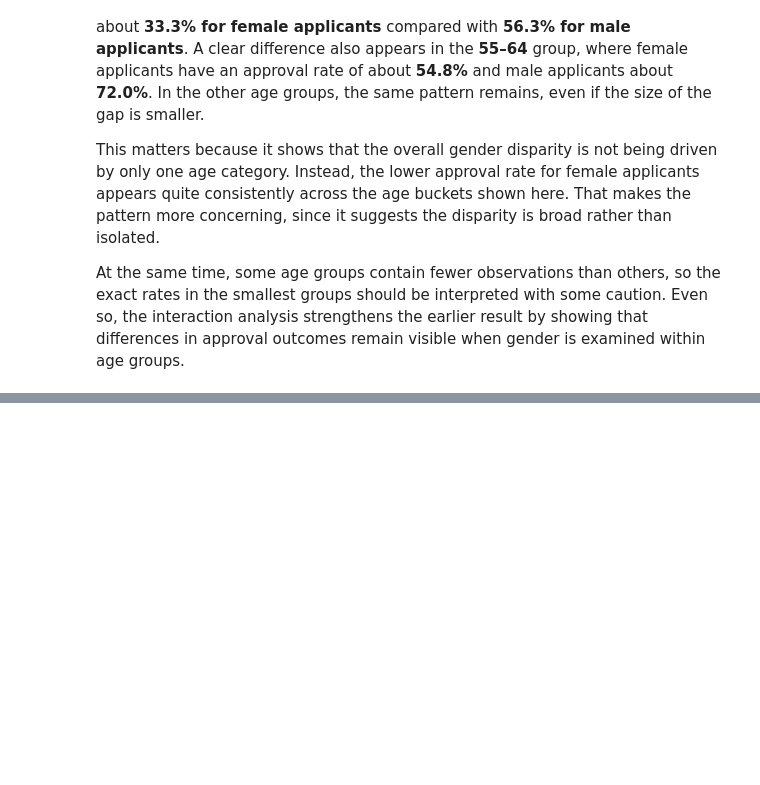
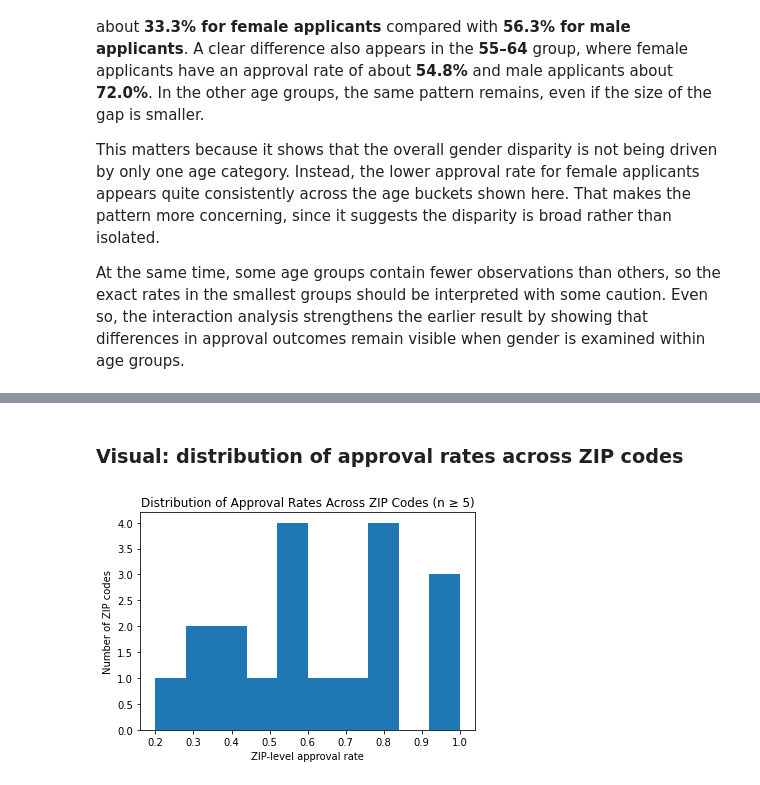
Before and after one commit to henrikpkr/dego-project-team4, a Jupyter notebook: notebooks/02-bias-analysis.ipynb, the cells around one changed output, grey strips where cells are left out. Drawn from its saved outputs; the diff is of its cells as text; code cells hidden in the pictures; blank space fills up the shorter version.

```diff
--- a/notebooks/02-bias-analysis.ipynb
+++ b/notebooks/02-bias-analysis.ipynb
@@ -459,0 +326,22 @@ plt.show()
+# %%
+df_zip = df_bias.dropna(subset=["applicant_info_zip_code", "decision_loan_approved"]).copy()
+
+zip_stats = (
+    df_zip
+    .groupby("applicant_info_zip_code")["decision_loan_approved"]
+    .agg(["count", "mean"])
+    .rename(columns={"mean": "approval_rate"})
+)
+
+MIN_N = 5
+zip_stats_filtered = zip_stats[zip_stats["count"] >= MIN_N].sort_values("approval_rate", ascending=False)
+
+print(f"Total ZIP codes with at least 1 application: {zip_stats.shape[0]}")
+print(f"ZIP codes with at least {MIN_N} applications: {zip_stats_filtered.shape[0]}")
+print()
+
+print("Highest approval rates among filtered ZIP codes:")
+display(zip_stats_filtered.head(10))
+
+print("Lowest approval rates among filtered ZIP codes:")
+display(zip_stats_filtered.tail(10))
@@ -459,0 +378,10 @@ plt.show()
+# %% [markdown]
+### Visual: distribution of approval rates across ZIP codes
+# %%
+ax = zip_stats_filtered["approval_rate"].plot(kind="hist", bins=10)
+ax.set_xlabel("ZIP-level approval rate")
+ax.set_ylabel("Number of ZIP codes")
+ax.set_title(f"Distribution of Approval Rates Across ZIP Codes (n ≥ {MIN_N})")
+plt.show()
+# %% [output]
+[figure, added]
```
Also changed, not shown: parts of 30 cells of this notebook.
